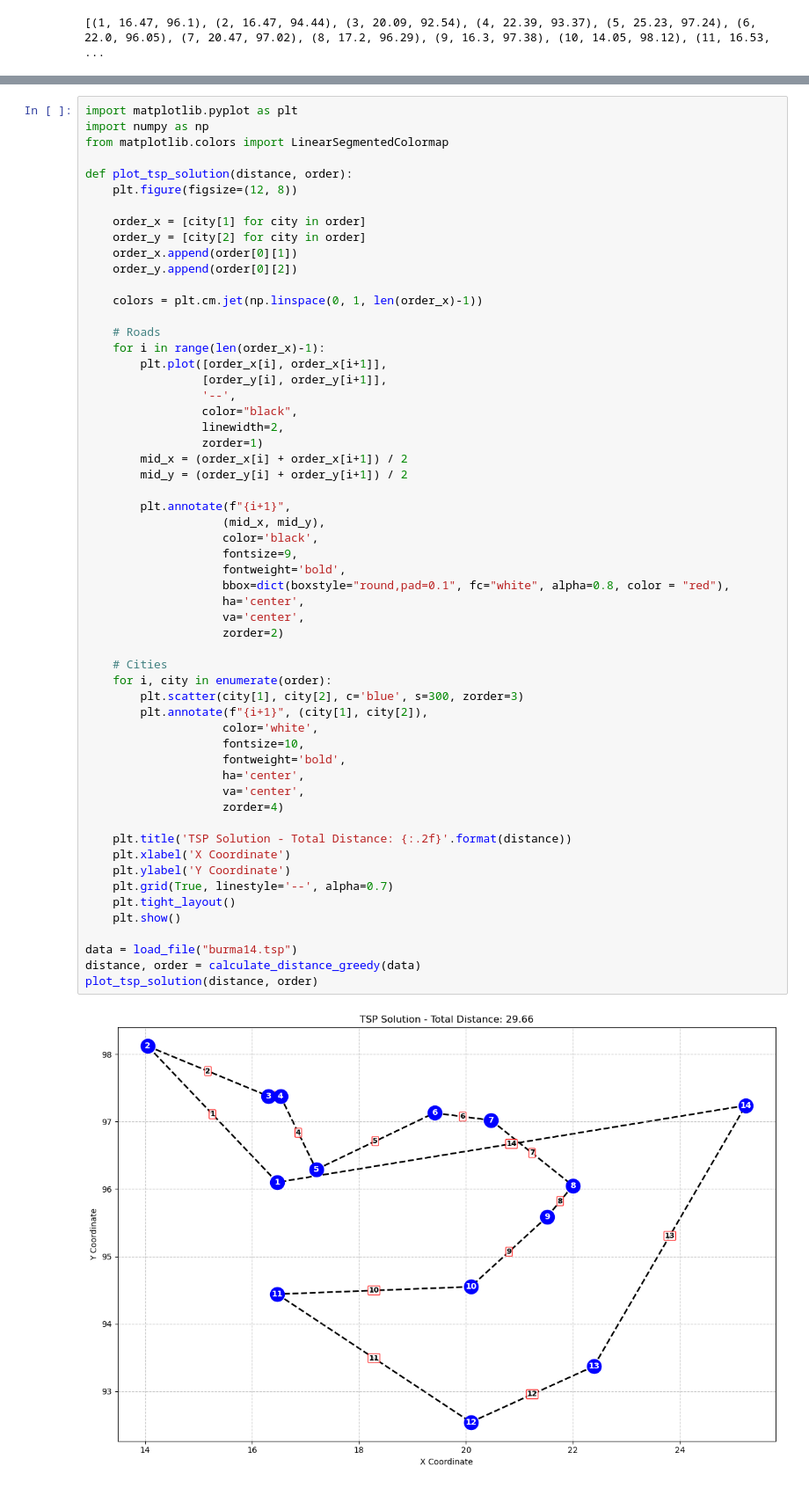
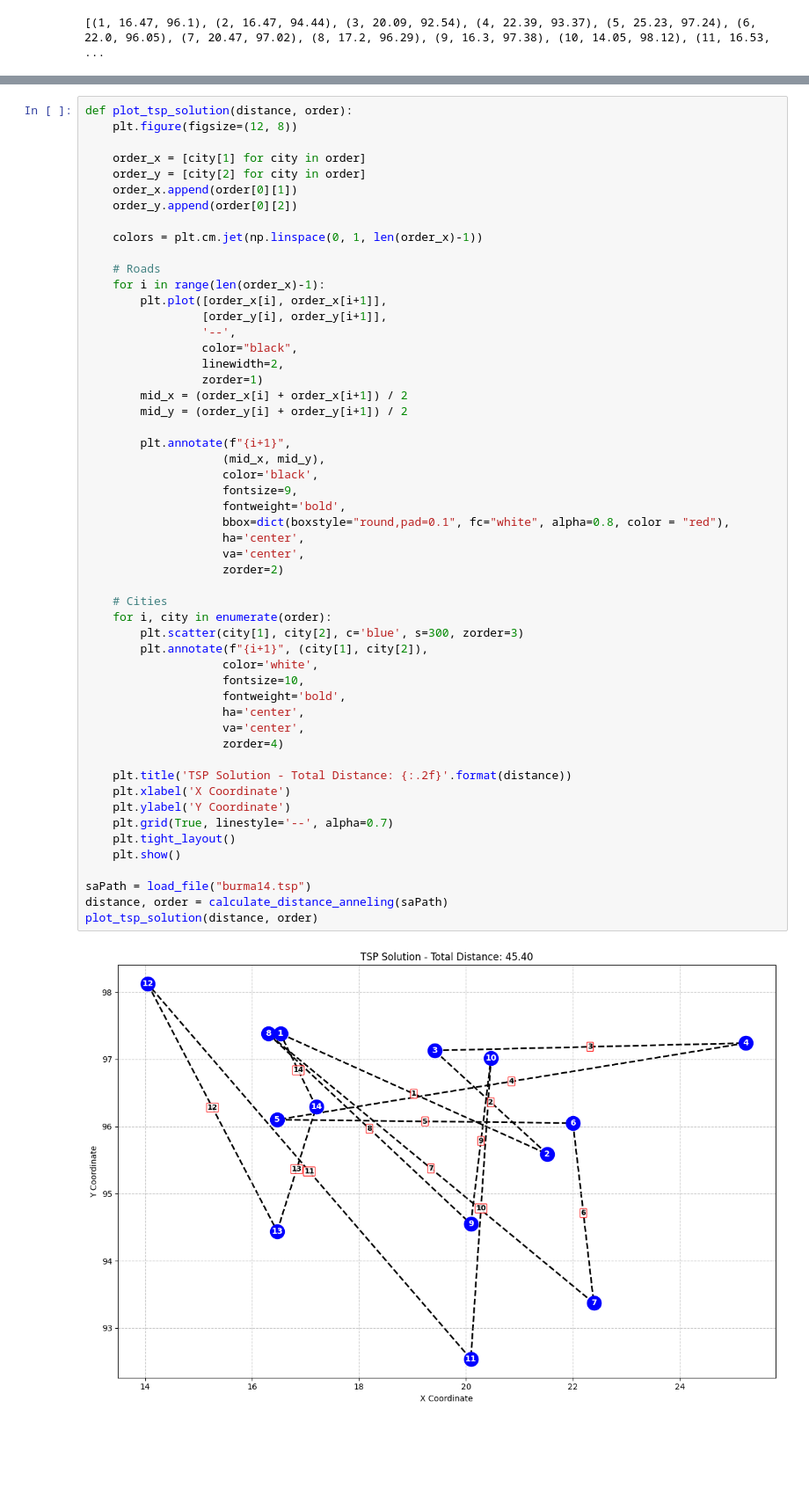
Before and after one commit to huskyybtw/ISA-Optymalizacja-Procesow-Dyskretnych, a Jupyter notebook: TSP/tsp.ipynb, the cells around one changed output, grey strips where cells are left out. Shown at 88% size. Saved outputs shown, nothing was run; the diff lists cells and outputs as text; blank space fills up the shorter version.

Commit message:
tsp anneling demo

```diff
--- a/TSP/tsp.ipynb
+++ b/TSP/tsp.ipynb
@@ -146,8 +226,4 @@ print(calculate_distance_greedy(load_file("burma14.tsp")))
 # %%
-import matplotlib.pyplot as plt
-import numpy as np
-from matplotlib.colors import LinearSegmentedColormap
-
 def plot_tsp_solution(distance, order):
     plt.figure(figsize=(12, 8))
 
@@ -172,33 +248,33 @@ def plot_tsp_solution(distance, order):
         plt.annotate(f"{i+1}",
                     (mid_x, mid_y),
                     color='black',
                     fontsize=9,
                     fontweight='bold',
                     bbox=dict(boxstyle="round,pad=0.1", fc="white", alpha=0.8, color = "red"),
                     ha='center',
                     va='center',
                     zorder=2)
 
     # Cities
     for i, city in enumerate(order):
         plt.scatter(city[1], city[2], c='blue', s=300, zorder=3)
         plt.annotate(f"{i+1}", (city[1], city[2]),
                     color='white',
                     fontsize=10,
                     fontweight='bold',
                     ha='center',
                     va='center',
                     zorder=4)
 
     plt.title('TSP Solution - Total Distance: {:.2f}'.format(distance))
     plt.xlabel('X Coordinate')
     plt.ylabel('Y Coordinate')
     plt.grid(True, linestyle='--', alpha=0.7)
     plt.tight_layout()
     plt.show()
 
-data = load_file("burma14.tsp")
-distance, order = calculate_distance_greedy(data)
+saPath = load_file("burma14.tsp")
+distance, order = calculate_distance_anneling(saPath)
 plot_tsp_solution(distance, order)
 # %% [output]
-[figure, old version]
+[figure, new version]
```
Also changed, not shown: parts of 6 cells of this notebook, 1 other file.
